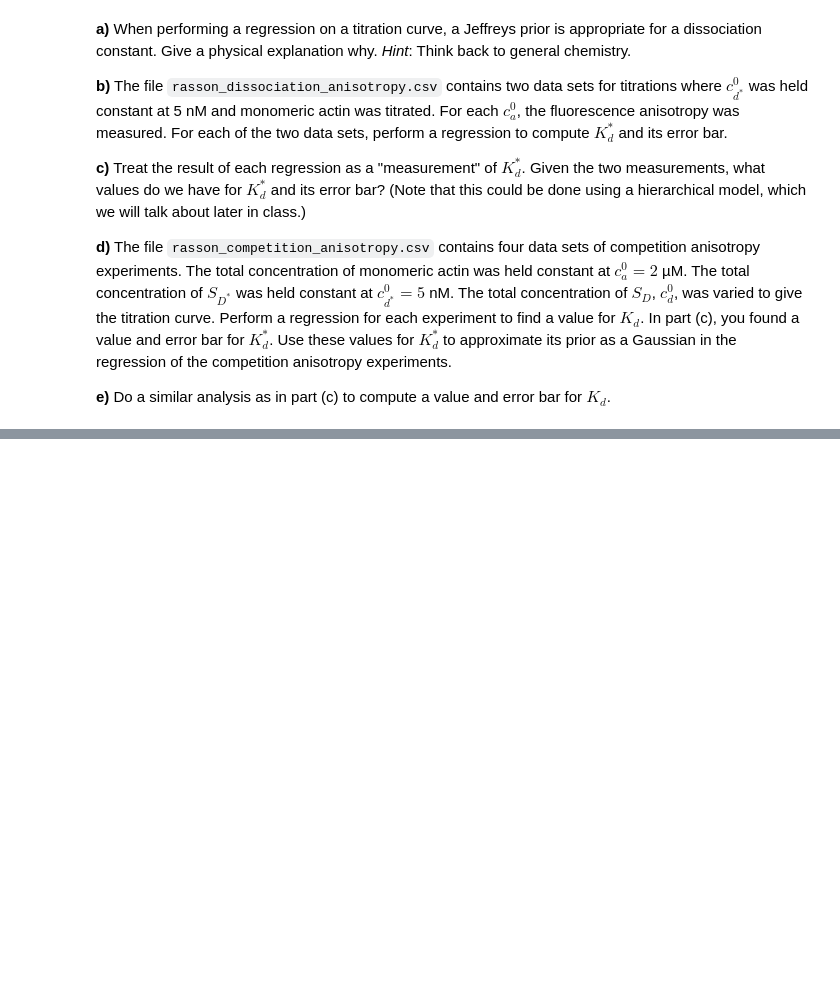
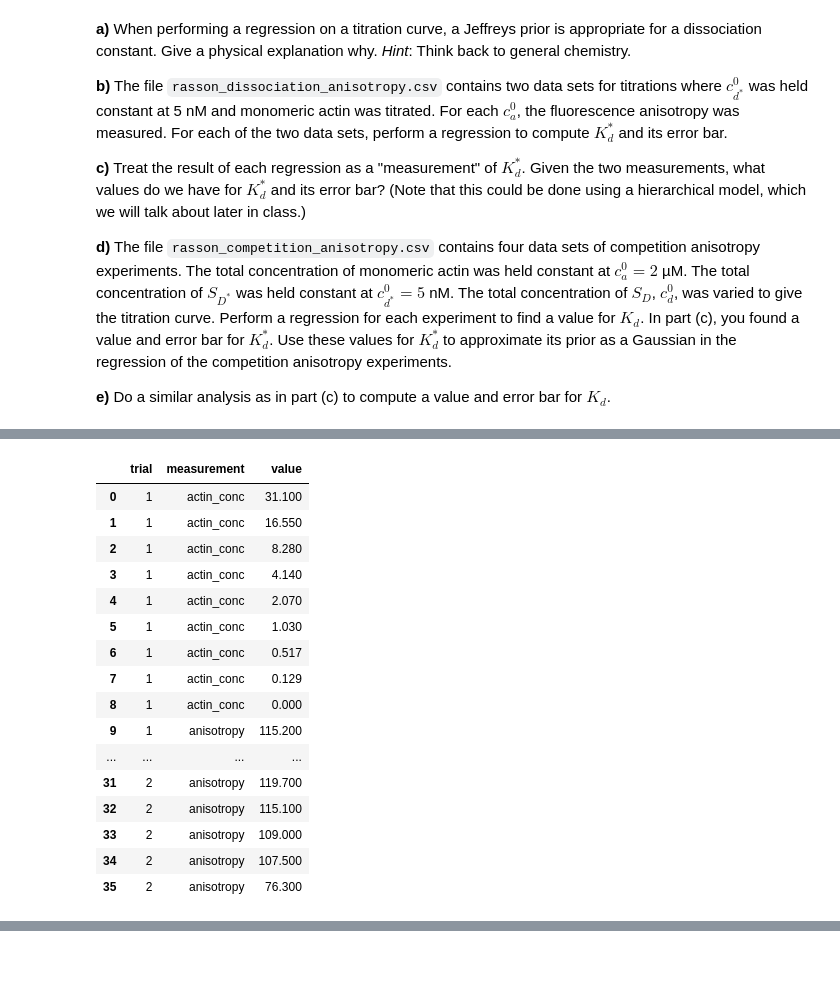
Before and after one commit to justinbois/bebi103, a Jupyter notebook: homework/hw4_solution.ipynb, the cells around one changed output, grey strips where cells are left out. Cells and saved outputs as stored; diff of their text form; code cells hidden in the pictures; blank space fills up the shorter version.

```diff
--- a/homework/hw4_solution.ipynb
+++ b/homework/hw4_solution.ipynb
@@ -747,0 +815,21 @@ Before we do that, let's load and plot the data to help us get good guesses for
+# %%
+df_ = pd.melt(df)
+df_
+# %% [output]
+|  | trial | measurement | value |
+| 0 | 1 | actin_conc | 31.100 |
+| 1 | 1 | actin_conc | 16.550 |
+| 2 | 1 | actin_conc | 8.280 |
+| 3 | 1 | actin_conc | 4.140 |
+| 4 | 1 | actin_conc | 2.070 |
+| 5 | 1 | actin_conc | 1.030 |
+| 6 | 1 | actin_conc | 0.517 |
+| 7 | 1 | actin_conc | 0.129 |
+| 8 | 1 | actin_conc | 0.000 |
+| 9 | 1 | anisotropy | 115.200 |
+| ... | ... | ... | ... |
+| 31 | 2 | anisotropy | 119.700 |
+| 32 | 2 | anisotropy | 115.100 |
+| 33 | 2 | anisotropy | 109.000 |
+| 34 | 2 | anisotropy | 107.500 |
+| 35 | 2 | anisotropy | 76.300 |
```
Also changed, not shown: parts of 12 cells of this notebook, 1 other file.
